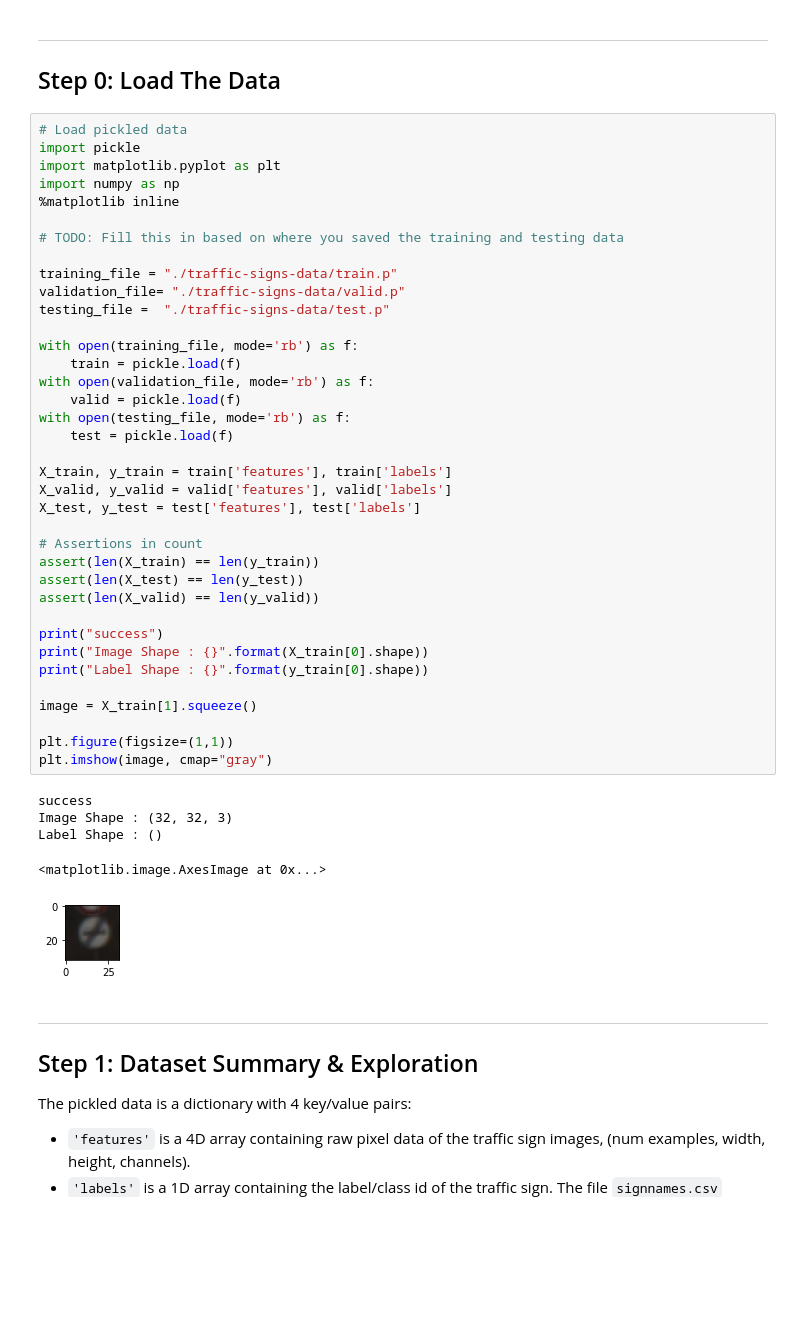
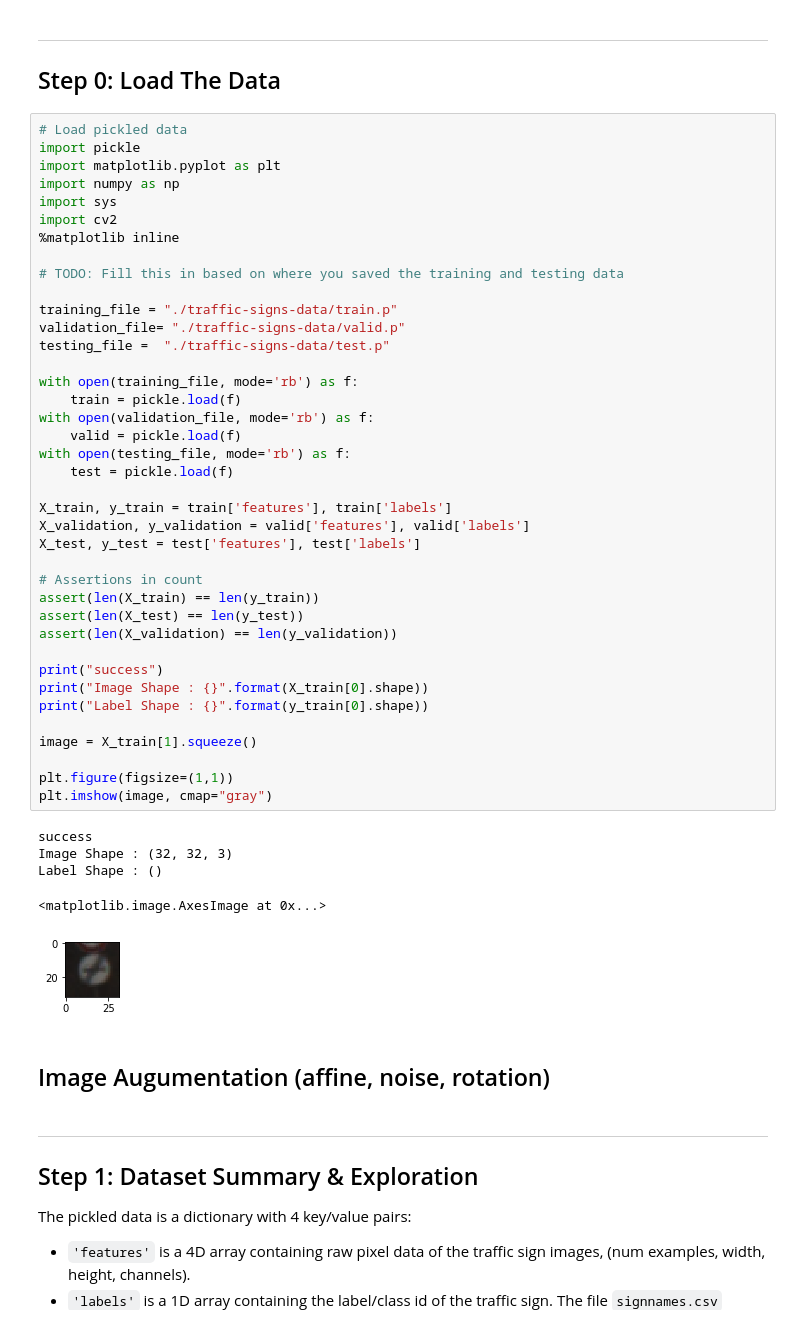
Before and after one commit to riyazbaghdad/TrafficSignClassifier, a Jupyter notebook: Traffic_Sign_Classifier.ipynb, the cells around one changed output. Saved outputs shown, nothing was run; the diff lists cells and outputs as text; blank space fills up the shorter version.

```diff
--- a/Traffic_Sign_Classifier.ipynb
+++ b/Traffic_Sign_Classifier.ipynb
@@ -24,6 +24,8 @@ The [rubric](https://review.udacity.com/#!/rubrics/481/view) contains "Stand Out
 import pickle
 import matplotlib.pyplot as plt
 import numpy as np
+import sys
+import cv2
 %matplotlib inline
 
 # TODO: Fill this in based on where you saved the training and testing data
@@ -32,36 +34,38 @@ training_file = "./traffic-signs-data/train.p"
 validation_file= "./traffic-signs-data/valid.p"
 testing_file =  "./traffic-signs-data/test.p"
 
 with open(training_file, mode='rb') as f:
     train = pickle.load(f)
 with open(validation_file, mode='rb') as f:
     valid = pickle.load(f)
 with open(testing_file, mode='rb') as f:
     test = pickle.load(f)
 
 X_train, y_train = train['features'], train['labels']
-X_valid, y_valid = valid['features'], valid['labels']
+X_validation, y_validation = valid['features'], valid['labels']
 X_test, y_test = test['features'], test['labels']
 
 # Assertions in count
 assert(len(X_train) == len(y_train))
 assert(len(X_test) == len(y_test))
-assert(len(X_valid) == len(y_valid))
+assert(len(X_validation) == len(y_validation))
 
 print("success")
 print("Image Shape : {}".format(X_train[0].shape))
 print("Label Shape : {}".format(y_train[0].shape))
 
 image = X_train[1].squeeze()
 
 plt.figure(figsize=(1,1))
 plt.imshow(image, cmap="gray")
 # %% [output]
 success
 Image Shape : (32, 32, 3)
 Label Shape : ()
 <matplotlib.image.AxesImage at 0x...>
-[figure, old version]
+[figure, new version]
+# %% [markdown]
+## Image Augumentation (affine, noise, rotation)
 # %% [markdown]
 ---
 
```
Also changed, not shown: parts of 27 cells of this notebook, 1 other file.
